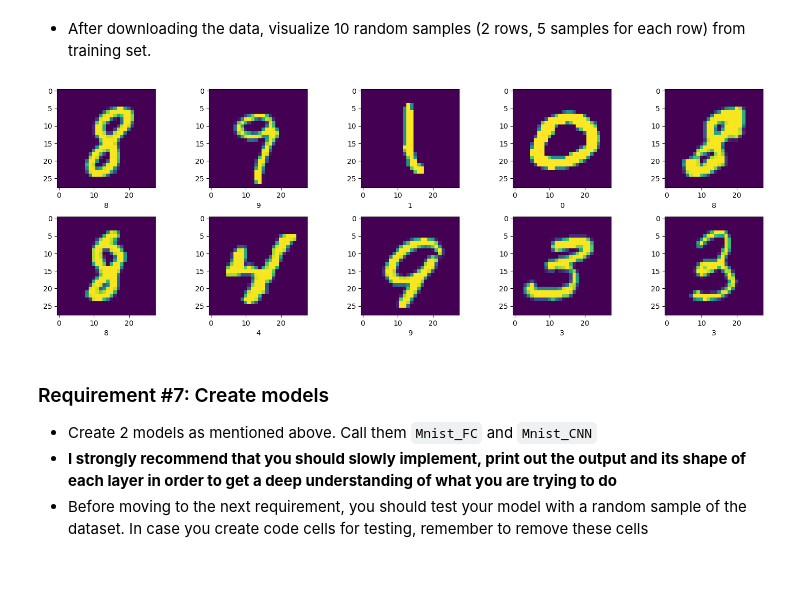
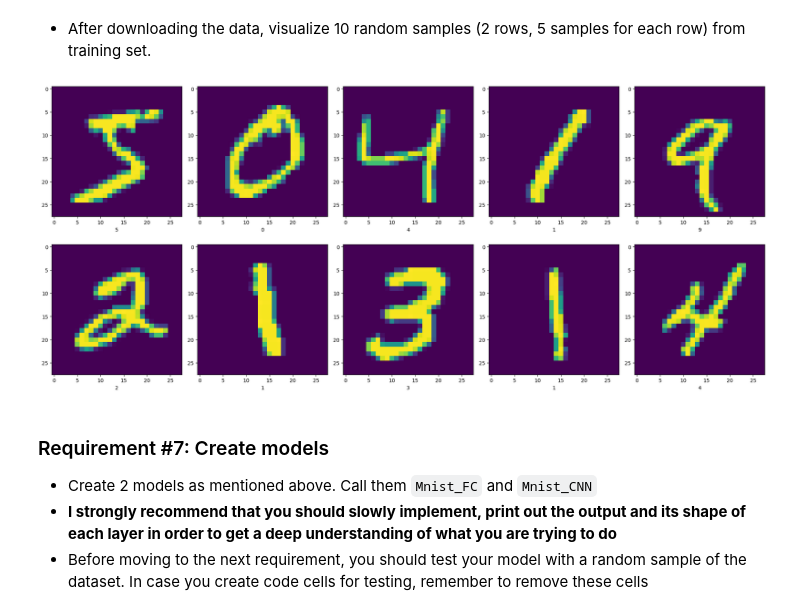
Before and after one commit to khanhnhan1512/Lab-3, a Jupyter notebook: 21127657.ipynb, the cells around one changed output. Drawn from its saved outputs; the diff is of its cells as text; code cells hidden in the pictures; blank space fills up the shorter version.

```diff
--- a/21127657.ipynb
+++ b/21127657.ipynb
@@ -480,5 +479,9 @@ For now, you can check whether your prediction is right or wrong!
 # %%
 # TODO: download training, testing data and store them into training_data and testing_data
 # Then, create train_dataloader and test_dataloader with batch_size=32
-raise NotImplementedError('not implemented')
+training_data = datasets.MNIST(root='./data', train=True, download=True, transform=ToTensor())
+testing_data = datasets.MNIST(root='./data', train=False, download=True, transform=ToTensor())
+
+train_dataloader = DataLoader(training_data, batch_size=32, shuffle=True)
+test_dataloader = DataLoader(testing_data, batch_size=32, shuffle=False)
 # %% [output]
@@ -486,10 +507,17 @@ NotImplementedError: not implemented
 # %% [markdown]
 - After downloading the data, visualize 10 random samples (2 rows, 5 samples for each row) from training set.
-# %%
-# TODO: visualize 10 random samples
-raise NotImplementedError('not implemented')
-# %% [output]
-[figure, removed]
+# %%
+# TODO: visualize 10 random samples
+fig, axes = plt.subplots(2, 5, figsize=(20, 9))
+for i in range(10):
+    # remove the 'channel dimension': (1, 28, 28) -> (28, 28)
+    axes[i//5, i%5].imshow(training_data[i][0].squeeze())
+    axes[i//5, i%5].set_xlabel(f"{training_data[i][1]}")
+
+plt.tight_layout()
+plt.show()
+# %% [output]
+[figure, added]
 # %% [markdown]
 ### Requirement #7: Create models
 
```
Also changed, not shown: parts of 5 cells of this notebook, 9 other files.
